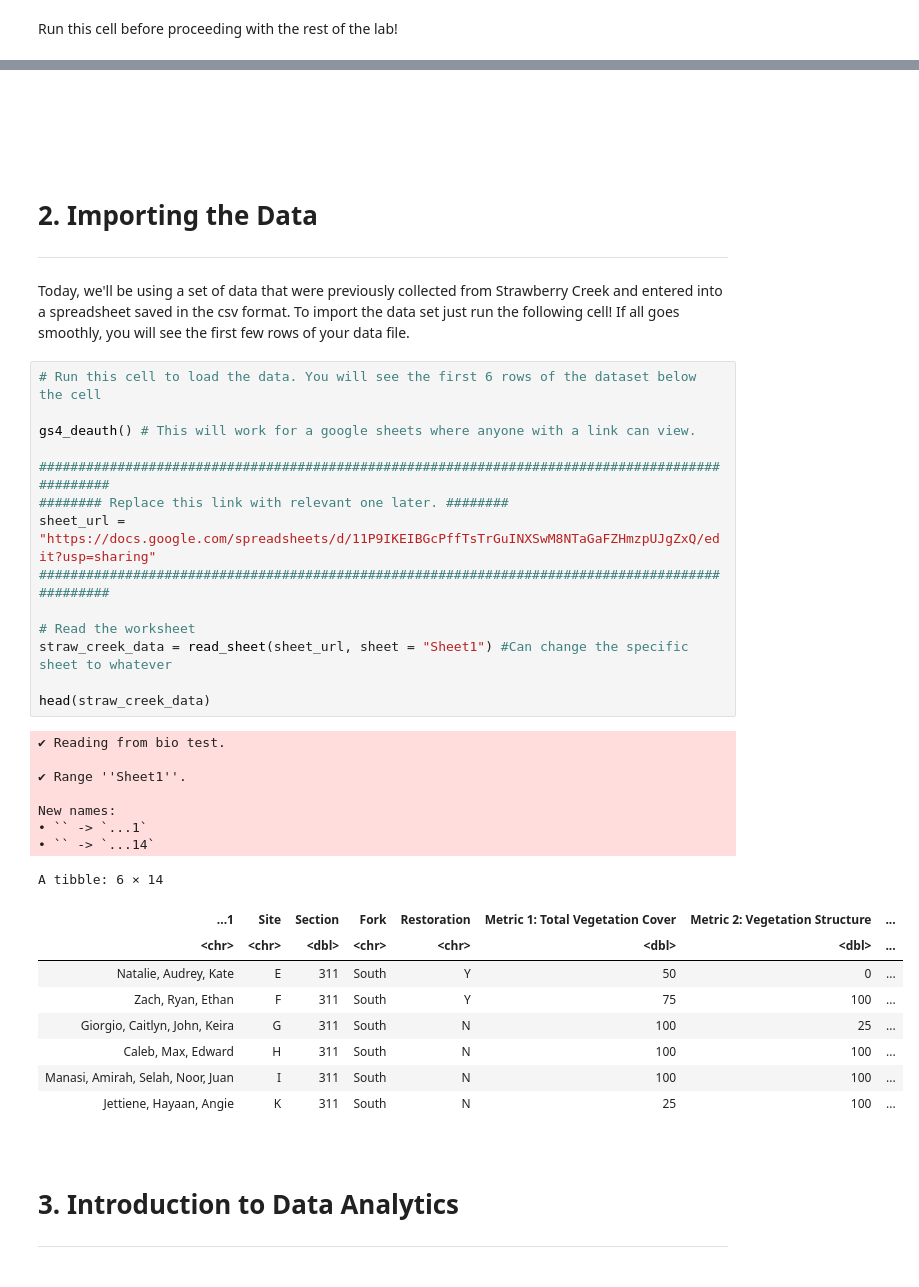
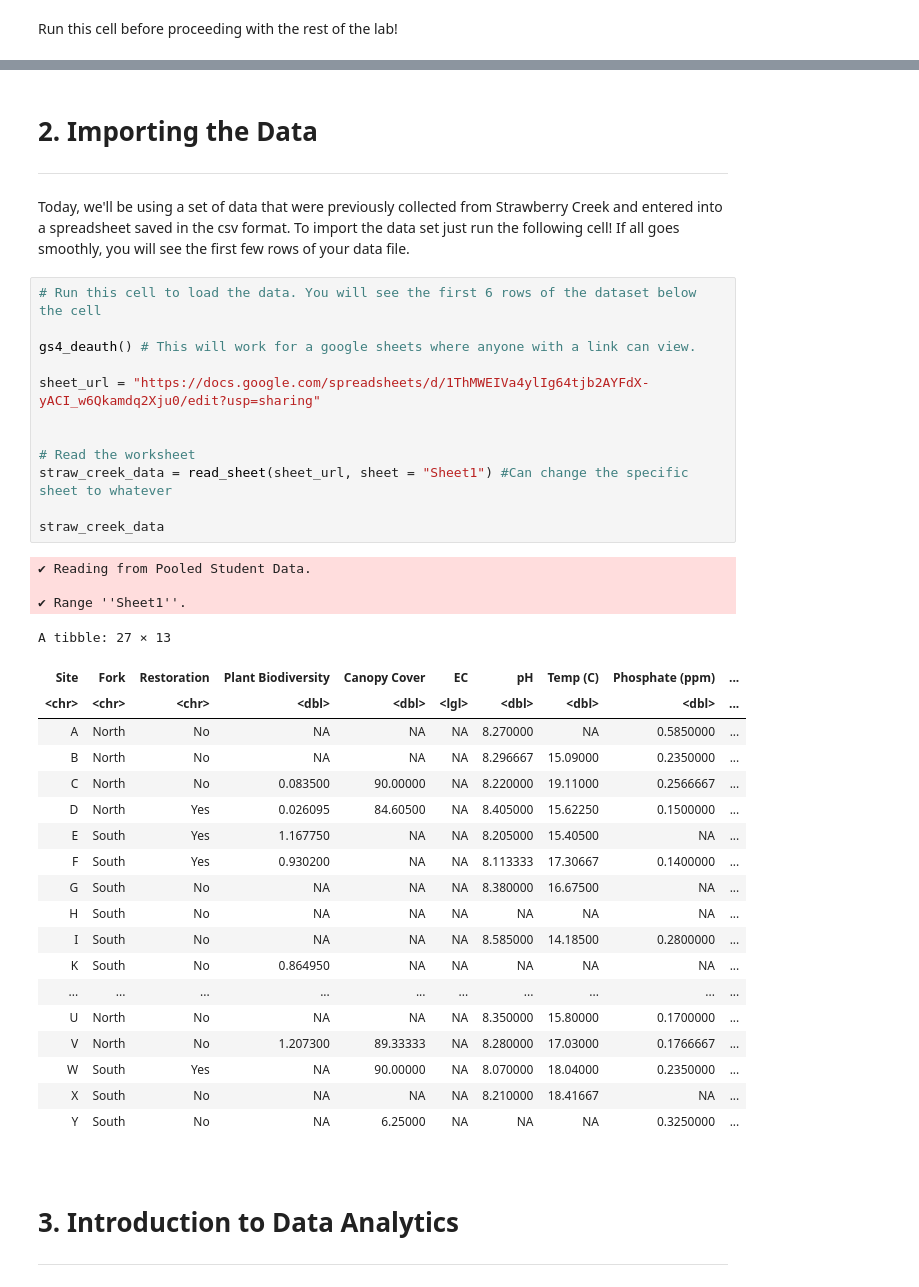
Before and after one commit to ds-modules/Bio-1B, a Jupyter notebook: Strawberry Creek/updated_straw_creek_lab_SP26.ipynb, the cells around one changed output, grey strips where cells are left out. Drawn from its saved outputs; the diff is of its cells as text.

```diff
--- a/Strawberry Creek/updated_straw_creek_lab_SP26.ipynb
+++ b/Strawberry Creek/updated_straw_creek_lab_SP26.ipynb
@@ -61,5 +82,4 @@ library(reshape2)
 # %% [markdown]
-<br><br><br><br>
 
 # 2. Importing the Data <a id='2'> </a>
 ---
@@ -68,34 +88,38 @@ Today, we'll be using a set of data that were previously collected from Strawber
 # %%
 # Run this cell to load the data. You will see the first 6 rows of the dataset below the cell
 
 gs4_deauth() # This will work for a google sheets where anyone with a link can view.
 
-################################################################################################
-######## Replace this link with relevant one later. ########
-sheet_url = "https://docs.google.com/spreadsheets/d/11P9IKEIBGcPffTsTrGuINXSwM8NTaGaFZHmzpUJgZxQ/edit?usp=sharing"
-################################################################################################
+sheet_url = "https://docs.google.com/spreadsheets/d/1ThMWEIVa4ylIg64tjb2AYFdX-yACI_w6Qkamdq2Xju0/edit?usp=sharing"
+
 
 # Read the worksheet
 straw_creek_data = read_sheet(sheet_url, sheet = "Sheet1") #Can change the specific sheet to whatever
 
-head(straw_creek_data)
+straw_creek_data
 # %% [output]
-✔ Reading from bio test.
+✔ Reading from Pooled Student Data.
 
 ✔ Range ''Sheet1''.
-
-New names:
-• `` -> `...1`
-• `` -> `...14`
-A tibble: 6 × 14
+A tibble: 27 × 13
-| ...1 | Site | Section | Fork | Restoration | Metric 1: Total Vegetation Cover | Metric 2: Vegetation Structure | ... |
-| <chr> | <chr> | <dbl> | <chr> | <chr> | <dbl> | <dbl> | ... |
-| Natalie, Audrey, Kate | E | 311 | South | Y | 50 | 0 | ... |
-| Zach, Ryan, Ethan | F | 311 | South | Y | 75 | 100 | ... |
-| Giorgio, Caitlyn, John, Keira | G | 311 | South | N | 100 | 25 | ... |
-| Caleb, Max, Edward | H | 311 | South | N | 100 | 100 | ... |
-| Manasi, Amirah, Selah, Noor, Juan | I | 311 | South | N | 100 | 100 | ... |
-| Jettiene, Hayaan, Angie | K | 311 | South | N | 25 | 100 | ... |
+| Site | Fork | Restoration | Plant Biodiversity | Canopy Cover | EC | pH | Temp (C) | Phosphate (ppm) | ... |
+| <chr> | <chr> | <chr> | <dbl> | <dbl> | <lgl> | <dbl> | <dbl> | <dbl> | ... |
+| A | North | No | NA | NA | NA | 8.270000 | NA | 0.5850000 | ... |
+| B | North | No | NA | NA | NA | 8.296667 | 15.09000 | 0.2350000 | ... |
+| C | North | No | 0.083500 | 90.00000 | NA | 8.220000 | 19.11000 | 0.2566667 | ... |
+| D | North | Yes | 0.026095 | 84.60500 | NA | 8.405000 | 15.62250 | 0.1500000 | ... |
+| E | South | Yes | 1.167750 | NA | NA | 8.205000 | 15.40500 | NA | ... |
+| F | South | Yes | 0.930200 | NA | NA | 8.113333 | 17.30667 | 0.1400000 | ... |
+| G | South | No | NA | NA | NA | 8.380000 | 16.67500 | NA | ... |
+| H | South | No | NA | NA | NA | NA | NA | NA | ... |
+| I | South | No | NA | NA | NA | 8.585000 | 14.18500 | 0.2800000 | ... |
+| K | South | No | 0.864950 | NA | NA | NA | NA | NA | ... |
+| ... | ... | ... | ... | ... | ... | ... | ... | ... | ... |
+| U | North | No | NA | NA | NA | 8.350000 | 15.80000 | 0.1700000 | ... |
+| V | North | No | 1.207300 | 89.33333 | NA | 8.280000 | 17.03000 | 0.1766667 | ... |
+| W | South | Yes | NA | 90.00000 | NA | 8.070000 | 18.04000 | 0.2350000 | ... |
+| X | South | No | NA | NA | NA | 8.210000 | 18.41667 | NA | ... |
+| Y | South | No | NA | 6.25000 | NA | NA | NA | 0.3250000 | ... |
 # %% [markdown]
 <br>
 
```
Also changed, not shown: parts of 16 cells of this notebook, 2 other files.
